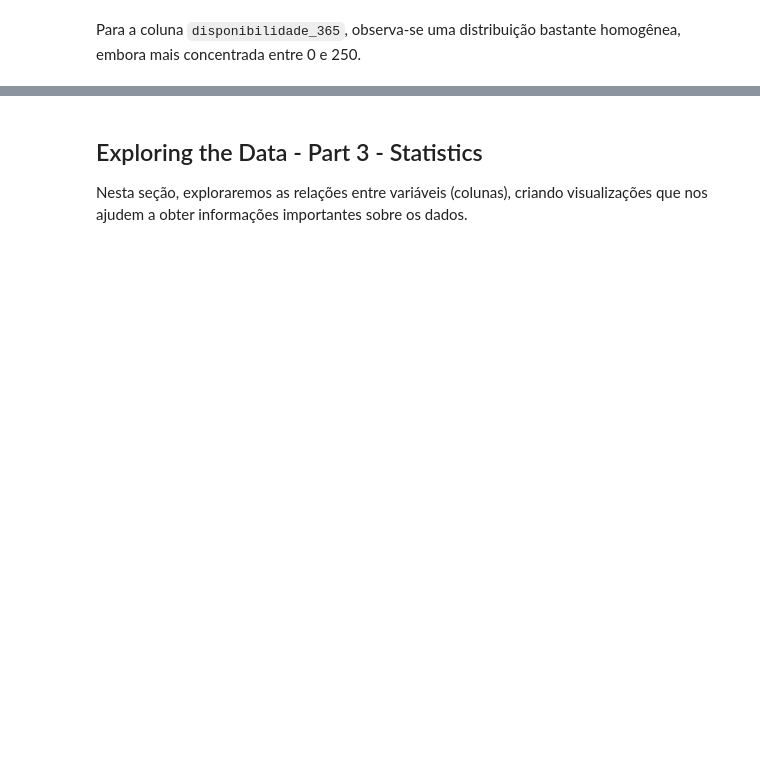
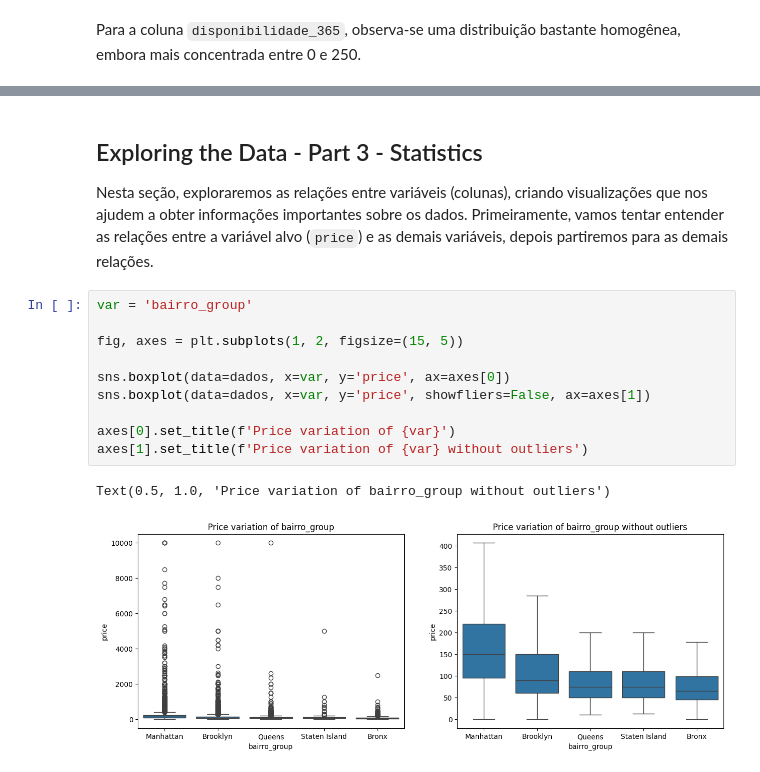
Before and after one commit to ismaalves/Desafio_Indicium, a Jupyter notebook: EDA.ipynb, the cells around one changed output, grey strips where cells are left out. Saved outputs shown, nothing was run; the diff lists cells and outputs as text; blank space fills up the shorter version.

Commit message:
Iniciando o EDA - Parte 2 e 3: analisando as colunas em relação ao price

```diff
--- a/EDA.ipynb
+++ b/EDA.ipynb
@@ -234,4 +324,17 @@ dados['disponibilidade_365'].plot(kind='box')
 # %% [markdown]
 ## Exploring the Data - Part 3 - Statistics
 
-Nesta seção, exploraremos as relações entre variáveis (colunas), criando visualizações que nos ajudem a obter informações importantes sobre os dados.
+Nesta seção, exploraremos as relações entre variáveis (colunas), criando visualizações que nos ajudem a obter informações importantes sobre os dados. Primeiramente, vamos tentar entender as relações entre a variável alvo (`price`) e as demais variáveis, depois partiremos para as demais relações.
+# %%
+var = 'bairro_group'
+
+fig, axes = plt.subplots(1, 2, figsize=(15, 5))
+
+sns.boxplot(data=dados, x=var, y='price', ax=axes[0])
+sns.boxplot(data=dados, x=var, y='price', showfliers=False, ax=axes[1])
+
+axes[0].set_title(f'Price variation of {var}')
+axes[1].set_title(f'Price variation of {var} without outliers')
+# %% [output]
+Text(0.5, 1.0, 'Price variation of bairro_group without outliers')
+[figure, added]
```
Also changed, not shown: parts of 20 cells of this notebook.
